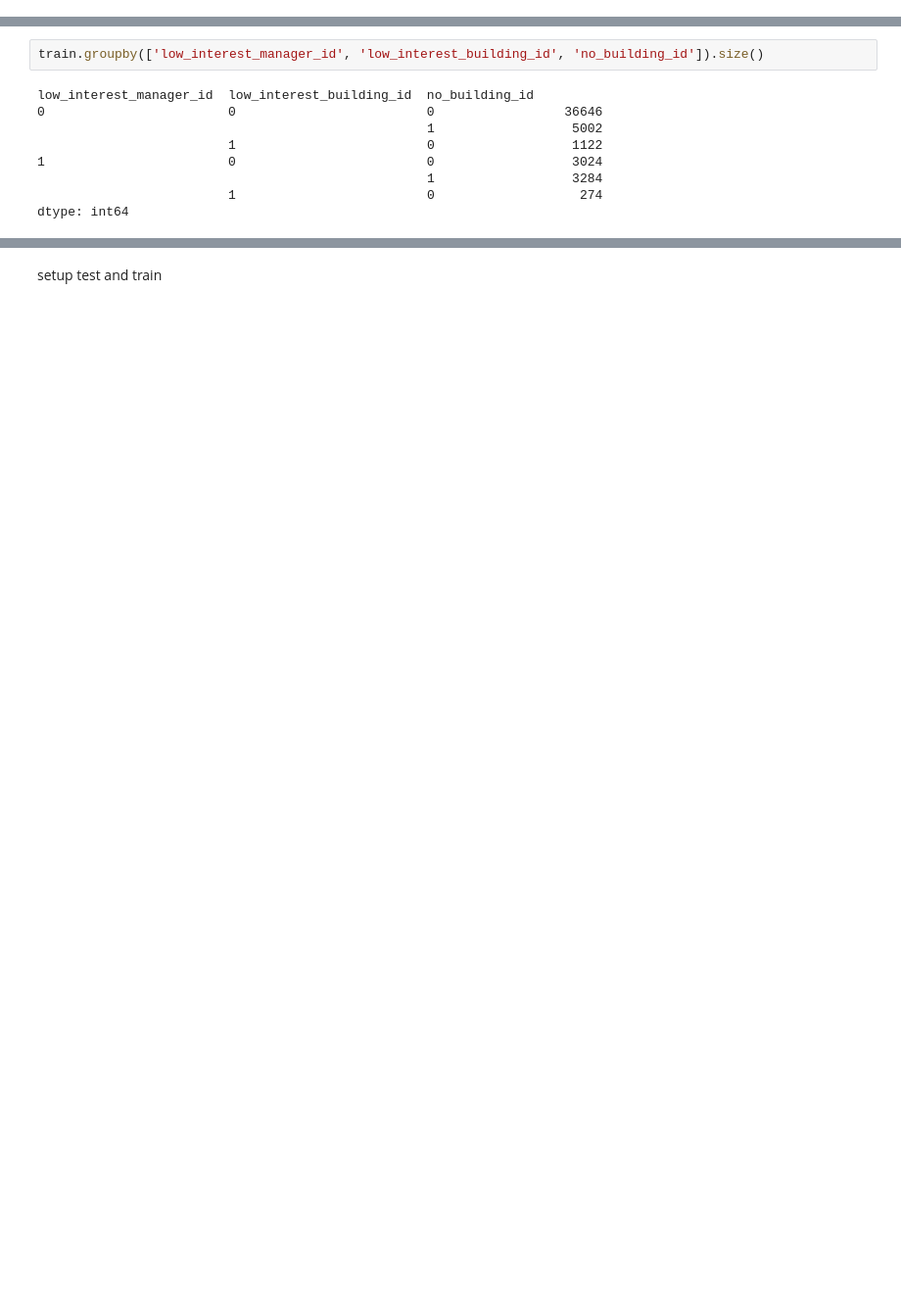
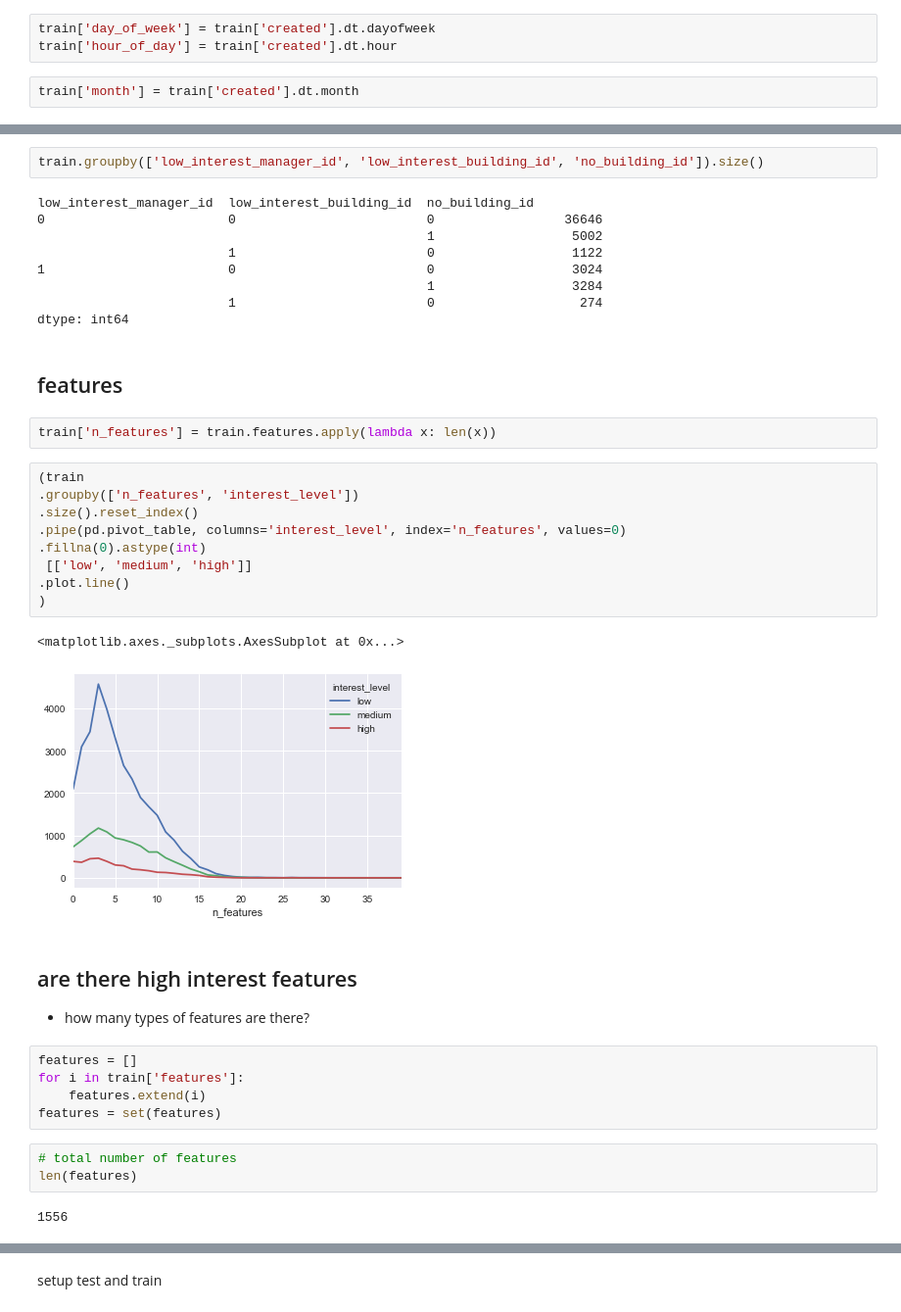
Before and after one commit to dgea005/kaggle, a Jupyter notebook: renthop/Explore.ipynb, the cells around one changed output, grey strips where cells are left out. Shown at 98% size. Cells and saved outputs as stored; diff of their text form; blank space fills up the shorter version.

```diff
--- a/renthop/Explore.ipynb
+++ b/renthop/Explore.ipynb
@@ -268,3 +273,8 @@ plt.legend()
 plt.show()
 # %% [output]
 [figure]
+# %%
+train['day_of_week'] = train['created'].dt.dayofweek
+train['hour_of_day'] = train['created'].dt.hour
+# %%
+train['month'] = train['created'].dt.month
@@ -345,3 +367,32 @@ low_interest_manager_id  low_interest_building_id  no_building_id
                                                    1                  3284
                          1                         0                   274
 dtype: int64
+# %% [markdown]
+## features
+# %%
+train['n_features'] = train.features.apply(lambda x: len(x))
+# %%
+(train
+.groupby(['n_features', 'interest_level'])
+.size().reset_index()
+.pipe(pd.pivot_table, columns='interest_level', index='n_features', values=0)
+.fillna(0).astype(int)
+ [['low', 'medium', 'high']]
+.plot.line()
+)
+# %% [output]
+<matplotlib.axes._subplots.AxesSubplot at 0x...>
+[figure, added]
+# %% [markdown]
+## are there high interest features
++ how many types of features are there?
+# %%
+features = []
+for i in train['features']:
+    features.extend(i)
+features = set(features)
+# %%
+# total number of features
+len(features)
+# %% [output]
+1556
```
Also changed, not shown: parts of 50 cells of this notebook.
